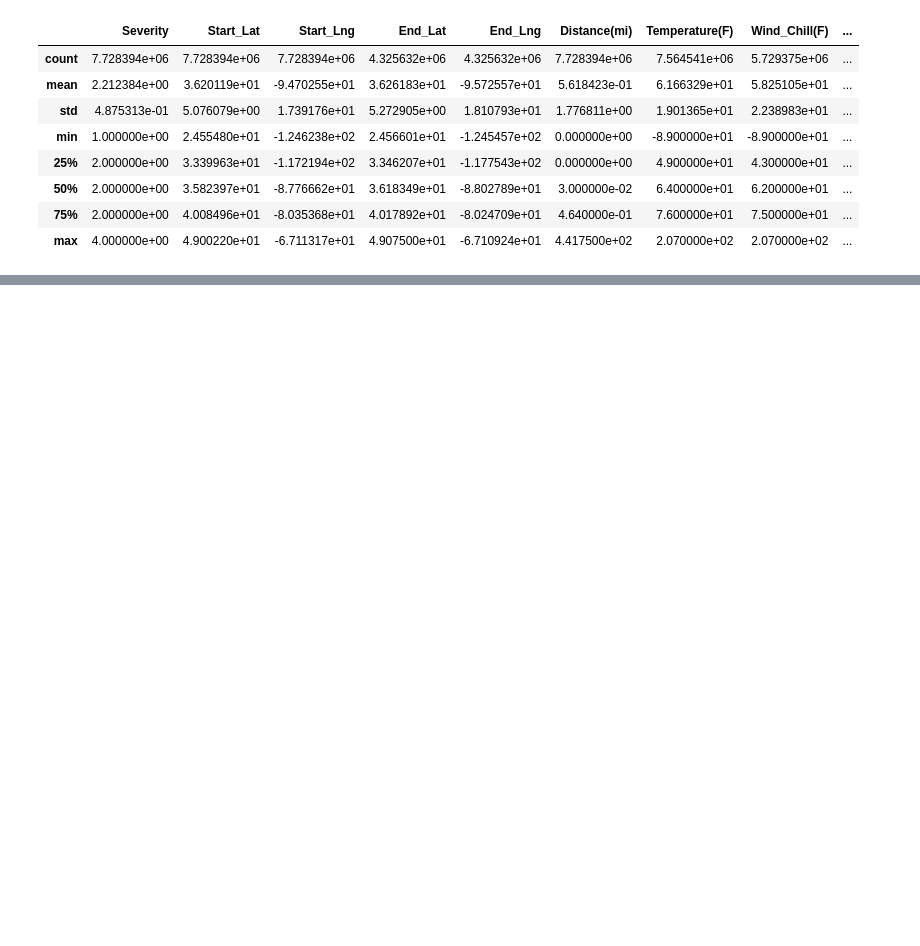
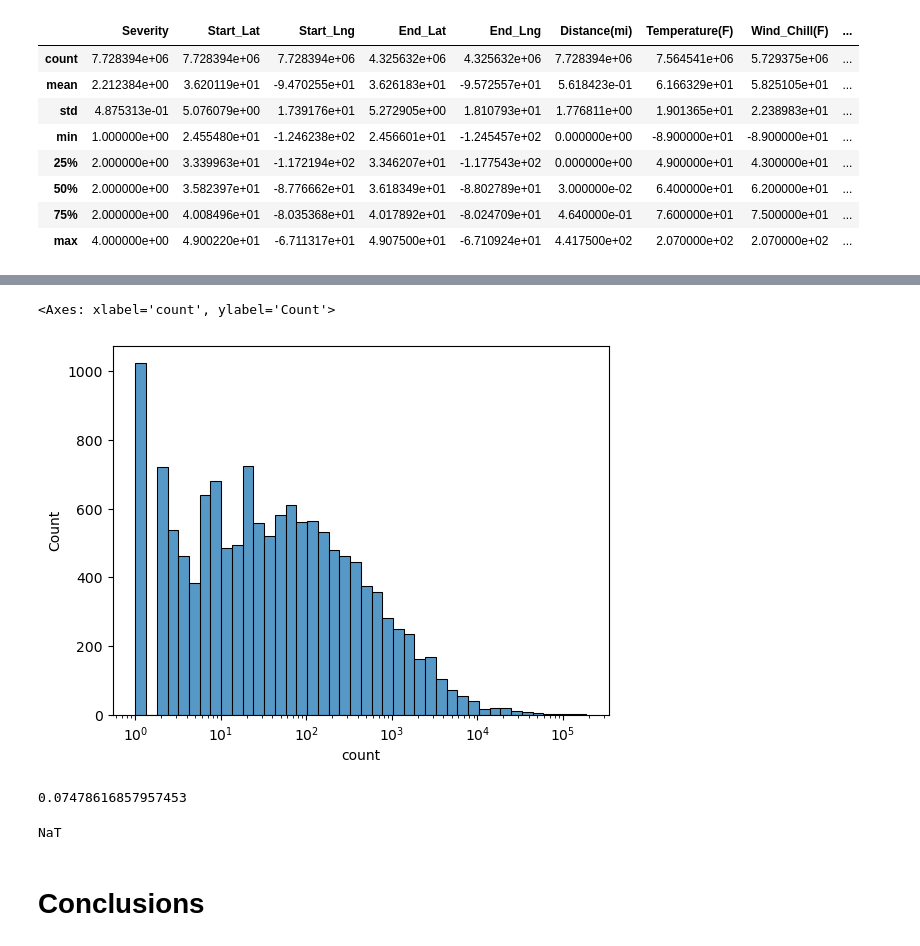
Before and after one commit to DJier/project123, a Jupyter notebook: Untitled.ipynb, the cells around one changed output, grey strips where cells are left out. Saved outputs shown, nothing was run; the diff lists cells and outputs as text; code cells hidden in the pictures; blank space fills up the shorter version.

```diff
--- a/Untitled.ipynb
+++ b/Untitled.ipynb
@@ -64,0 +142,5 @@ df.describe()
+# %%
+sns.histplot(cites_accidents,log_scale = True)
+# %% [output]
+<Axes: xlabel='count', ylabel='Count'>
+[figure, added]
@@ -64,0 +149,4 @@ df.describe()
+# %%
+len(only_single_accident)/len(cities)
+# %% [output]
+0.07478616857957453
@@ -64,0 +155,6 @@ df.describe()
+# %%
+df.Start_Time[9000]
+# %% [output]
+NaT
+# %% [markdown]
+# Conclusions
```
Also changed, not shown: parts of 12 cells of this notebook.
